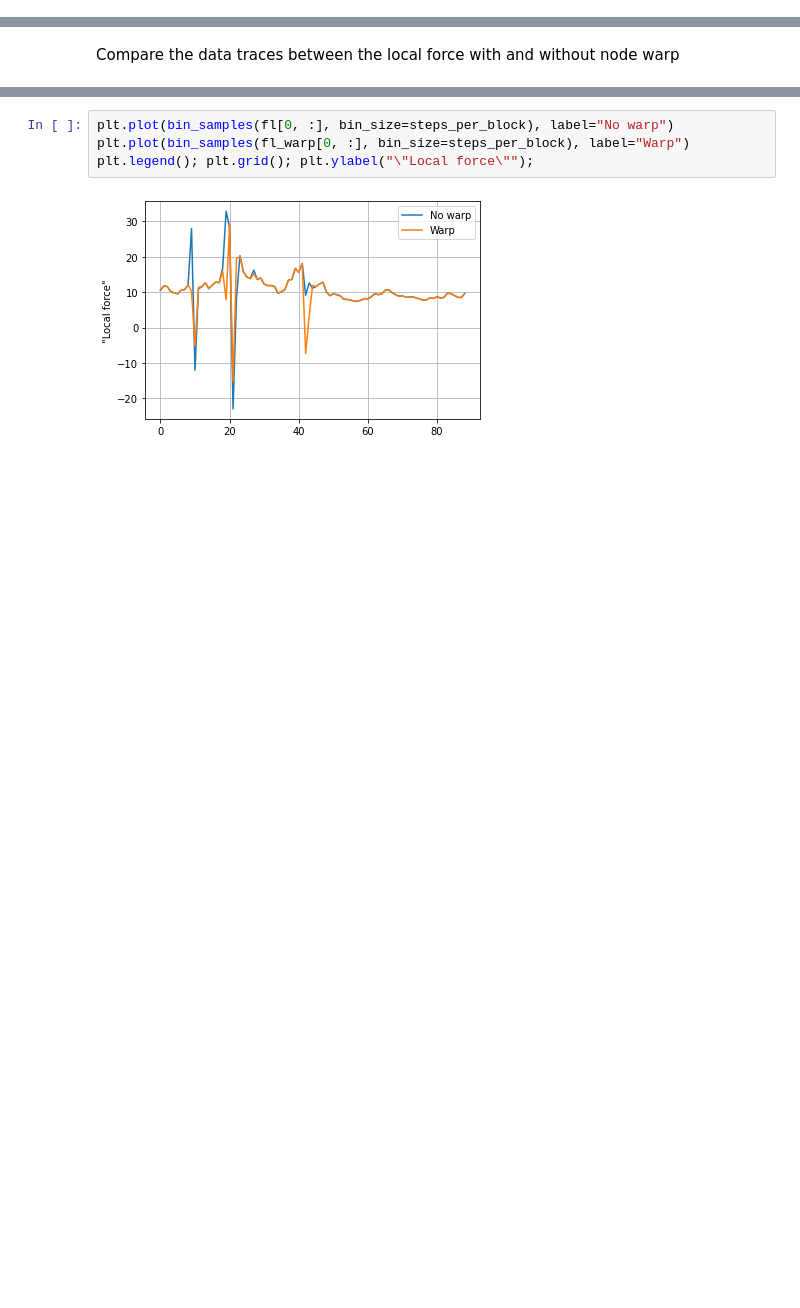
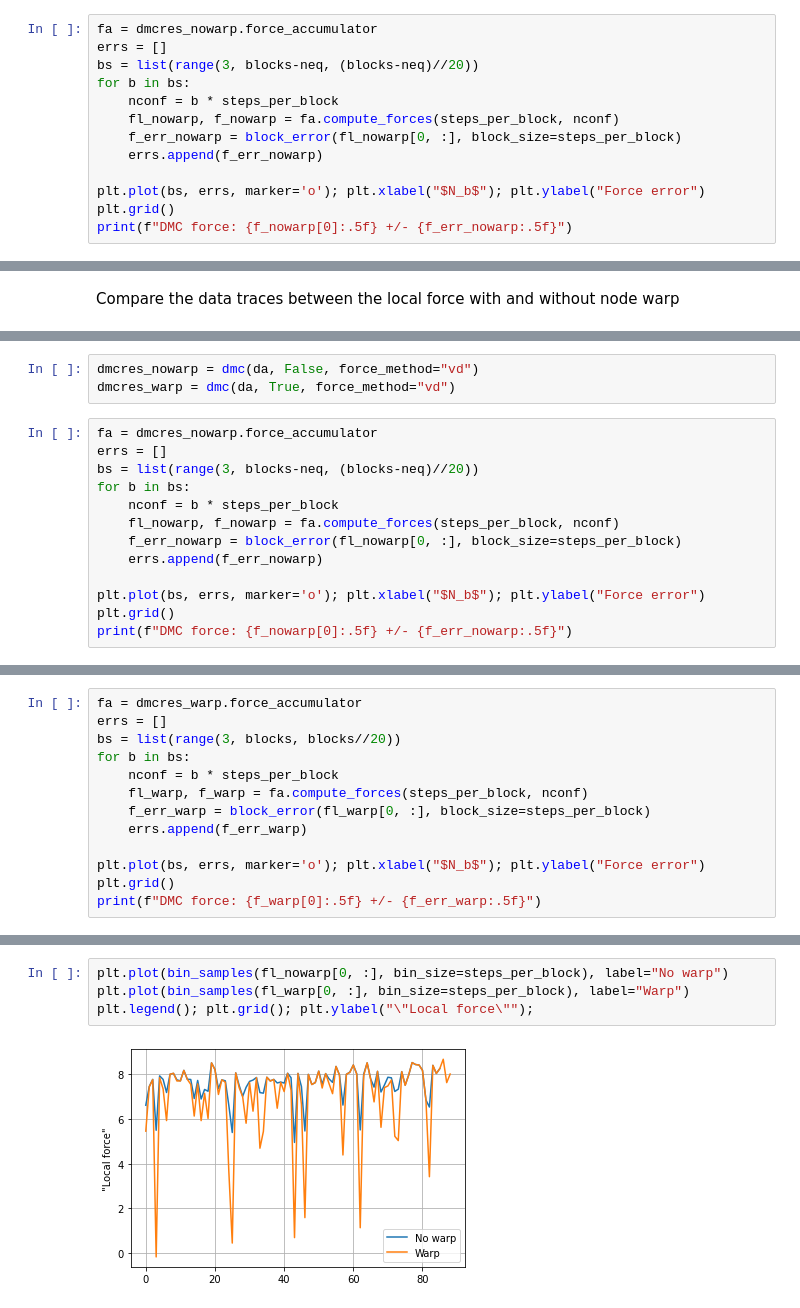
Before and after one commit to Jvanrhijn/pydmc, a Jupyter notebook: examples/elliptic_well.ipynb, the cells around one changed output, grey strips where cells are left out. Cells and saved outputs as stored; diff of their text form; blank space fills up the shorter version.

```diff
--- a/examples/elliptic_well.ipynb
+++ b/examples/elliptic_well.ipynb
@@ -202,0 +202,13 @@ dmcres_warp = dmc(da, True)
+# %%
+fa = dmcres_nowarp.force_accumulator
+errs = []
+bs = list(range(3, blocks-neq, (blocks-neq)//20))
+for b in bs:
+    nconf = b * steps_per_block
+    fl_nowarp, f_nowarp = fa.compute_forces(steps_per_block, nconf)
+    f_err_nowarp = block_error(fl_nowarp[0, :], block_size=steps_per_block)
+    errs.append(f_err_nowarp)
+
+plt.plot(bs, errs, marker='o'); plt.xlabel("$N_b$"); plt.ylabel("Force error")
+plt.grid()
+print(f"DMC force: {f_nowarp[0]:.5f} +/- {f_err_nowarp:.5f}")
@@ -211,0 +257,16 @@ Compare the data traces between the local force with and without node warp
+# %%
+dmcres_nowarp = dmc(da, False, force_method="vd")
+dmcres_warp = dmc(da, True, force_method="vd")
+# %%
+fa = dmcres_nowarp.force_accumulator
+errs = []
+bs = list(range(3, blocks-neq, (blocks-neq)//20))
+for b in bs:
+    nconf = b * steps_per_block
+    fl_nowarp, f_nowarp = fa.compute_forces(steps_per_block, nconf)
+    f_err_nowarp = block_error(fl_nowarp[0, :], block_size=steps_per_block)
+    errs.append(f_err_nowarp)
+
+plt.plot(bs, errs, marker='o'); plt.xlabel("$N_b$"); plt.ylabel("Force error")
+plt.grid()
+print(f"DMC force: {f_nowarp[0]:.5f} +/- {f_err_nowarp:.5f}")
@@ -211,0 +276,13 @@ Compare the data traces between the local force with and without node warp
+# %%
+fa = dmcres_warp.force_accumulator
+errs = []
+bs = list(range(3, blocks, blocks//20))
+for b in bs:
+    nconf = b * steps_per_block
+    fl_warp, f_warp = fa.compute_forces(steps_per_block, nconf)
+    f_err_warp = block_error(fl_warp[0, :], block_size=steps_per_block)
+    errs.append(f_err_warp)
+
+plt.plot(bs, errs, marker='o'); plt.xlabel("$N_b$"); plt.ylabel("Force error")
+plt.grid()
+print(f"DMC force: {f_warp[0]:.5f} +/- {f_err_warp:.5f}")
@@ -212,6 +292,6 @@ Compare the data traces between the local force with and without node warp
 # %%
-plt.plot(bin_samples(fl[0, :], bin_size=steps_per_block), label="No warp")
+plt.plot(bin_samples(fl_nowarp[0, :], bin_size=steps_per_block), label="No warp")
 plt.plot(bin_samples(fl_warp[0, :], bin_size=steps_per_block), label="Warp")
 plt.legend(); plt.grid(); plt.ylabel("\"Local force\"");
 # %% [output]
-[figure, old version]
+[figure, new version]
```
Also changed, not shown: parts of 18 cells of this notebook, 3 other files.
